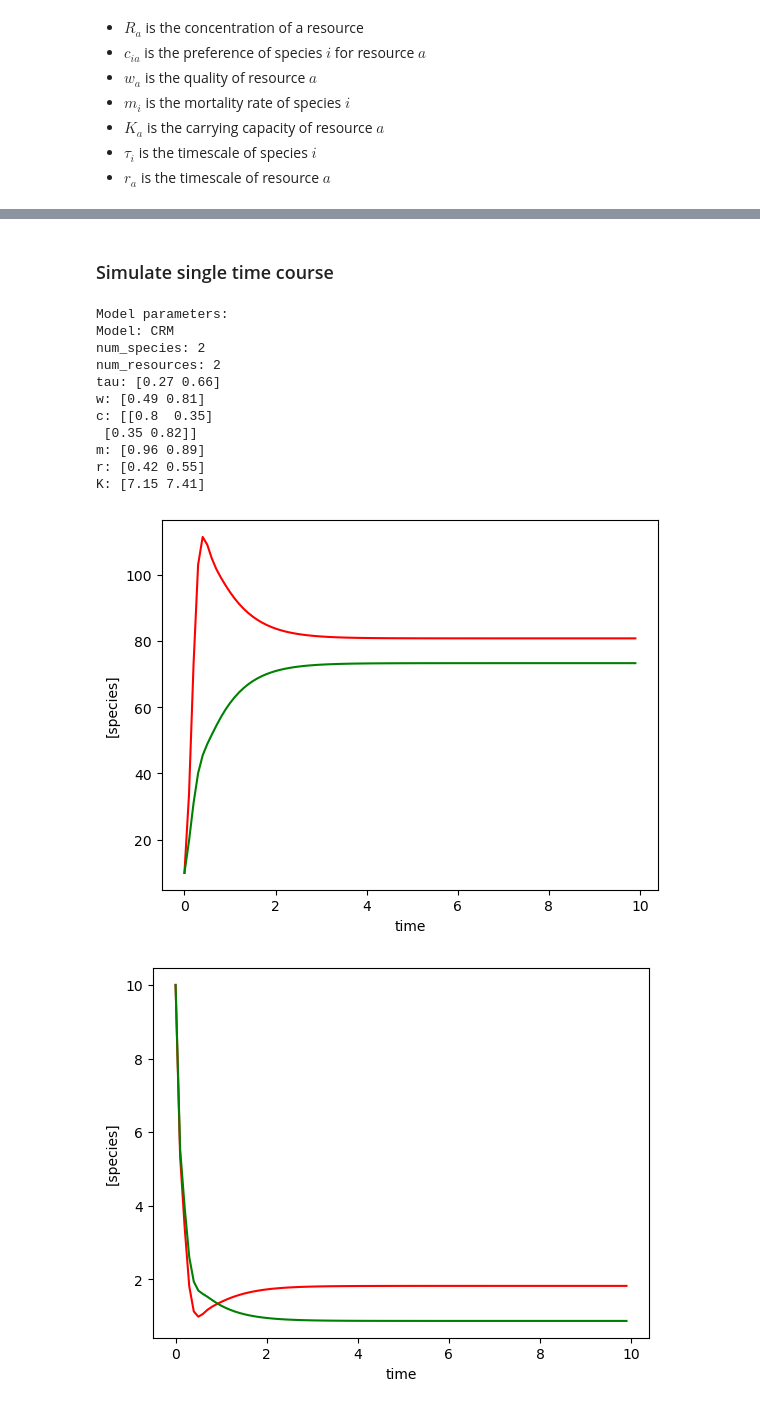
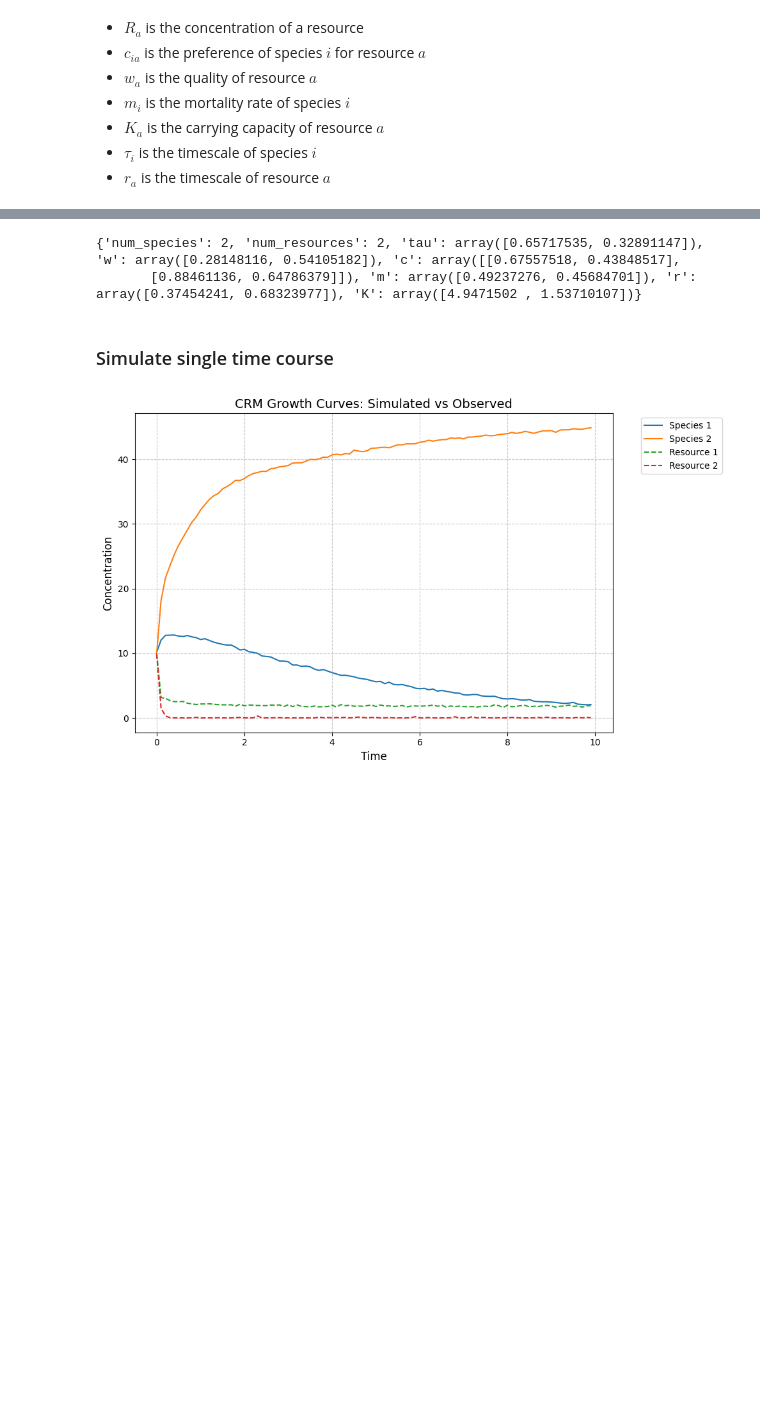
Before and after one commit to ucl-cssb/MIMIC, a Jupyter notebook: docs/source/notebooks/CRM/examples-sim-CRM.ipynb, the cells around one changed output, grey strips where cells are left out. Saved outputs shown, nothing was run; the diff lists cells and outputs as text; code cells hidden in the pictures; blank space fills up the shorter version.

```diff
--- a/docs/source/notebooks/CRM/examples-sim-CRM.ipynb
+++ b/docs/source/notebooks/CRM/examples-sim-CRM.ipynb
@@ -59,44 +56,61 @@ pd.to_pickle(params, 'params-s5.pkl')
+# %%
+print(params)
+# %% [output]
+{'num_species': 2, 'num_resources': 2, 'tau': array([0.65717535, 0.32891147]), 'w': array([0.28148116, 0.54105182]), 'c': array([[0.67557518, 0.43848517],
+       [0.88461136, 0.64786379]]), 'm': array([0.49237276, 0.45684701]), 'r': array([0.37454241, 0.68323977]), 'K': array([4.9471502 , 1.53710107])}
 # %% [markdown]
 ### Simulate single time course
 # %%
-from mimic.model_simulate.sim_CRM import sim_CRM
-
 # initial conditions
 init_species = 10 * np.ones(num_species+num_resources)
 
 # instantiate simulator
-simulator = sim_CRM(num_species=num_species,
-                    num_resources=num_resources)
+
+simulator = sim_CRM()
 
 simulator.set_parameters(num_species = params['num_species'],
                          num_resources = params['num_resources'],
                          tau = params['tau'],
                          w = params['w'],
                          c = params['c'],
                          m = params['m'],
                          r = params['r'],
                          K = params['K'])
 
 simulator.print_parameters()
 
-yobs, sobs = simulator.simulate(times, init_species)
+observed_species, observed_resources = simulator.simulate(times, init_species)
+observed_data = np.hstack((observed_species, observed_resources))
 
-# plot species simulation
-plot_gLV(yobs, times)
+# add Guassian noise to the data
+observed_species = observed_species + np.random.normal(loc=0, scale=0.1, size=observed_species.shape)
+observed_resources = observed_resources + np.random.normal(loc=0, scale=0.1, size=observed_resources.shape)
 
-# plot resources simulation
-plot_gLV(sobs, times)
+# Replace negative values with 0
+observed_species = np.maximum(observed_species, 0.0001)
+observed_resources = np.maximum(observed_resources, 0.0001)
+
+# plot simulated species and resouce dynamics
+plot_CRM(observed_species, observed_resources, times)
+
+
+# Write the data to a csv file
+df_species = pd.DataFrame(observed_species, columns=[f'species_{i + 1}' for i in range(observed_species.shape[1])])
+df_resources = pd.DataFrame(observed_resources, columns=[f'resource_{i + 1}' for i in range(observed_resources.shape[1])])
+
+# Add the time column to ensure combination matches up
+df_species['time'] = times
+df_resources['time'] = times
+
+# Combine the species and resources into one DataFrame
+df_combined = pd.concat([df_species.drop(columns=['time']), df_resources], axis=1)
+
+# Ensure time is the first column
+cols = df_combined.columns.tolist()
+cols = cols[-1:] + cols[:-1]
+df_combined = df_combined[cols]
+
+# Write the combined data to a CSV file
+df_combined.to_csv('data-s2-r2.csv', index=False)
 # %% [output]
-Model parameters:
-Model: CRM
-num_species: 2
-num_resources: 2
-tau: [0.27 0.66]
-w: [0.49 0.81]
-c: [[0.8  0.35]
- [0.35 0.82]]
-m: [0.96 0.89]
-r: [0.42 0.55]
-K: [7.15 7.41]
-[figure, old version]
+[figure, new version]
-[figure, removed]
```
Also changed, not shown: parts of 3 cells of this notebook, 5 other files.
